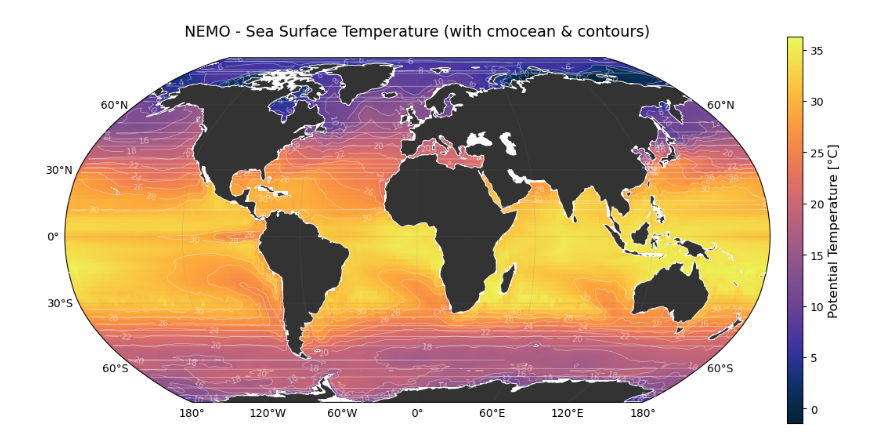
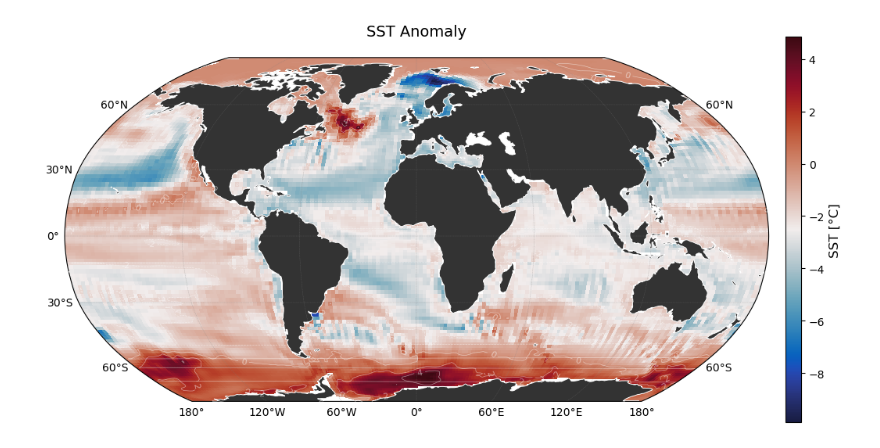
Before and after one commit to asozza/ecearth-outpost, a Jupyter notebook: notebooks/test_cartopy.ipynb, the cells around one changed output. Drawn from its saved outputs; the diff is of its cells as text; code cells hidden in the pictures.

```diff
--- a/notebooks/test_cartopy.ipynb
+++ b/notebooks/test_cartopy.ipynb
@@ -0,0 +11,9 @@
+# %%
+ds1 = reader_nemo_field('FE01', 2239, 2239, 'thetao')
+ds0 = reader_nemo_field('cs00', 3739, 3739, 'thetao')
+ave0 = timemean(ds0, format='global')
+ave1 = timemean(ds1, format='global')
+int0 = spacemean(ave0, ndim='1D')
+int1 = spacemean(ave1, ndim='1D')
+diff0 = ave1.thetao.isel(z=0) - ave0.thetao.isel(z=0)
+diff_int = int1.thetao - int0.thetao
@@ -1,24 +23,13 @@
 # %%
-import xarray as xr
-import matplotlib.pyplot as plt
-import cartopy.crs as ccrs
-import cartopy.feature as cfeature
-import cmocean # https://matplotlib.org/cmocean/
-
-from ecpost.core.io.reader import reader_nemo_field
-
-ds = reader_nemo_field('csa0', 2000, 2000, 'thetao')
-sst = ds.thetao.isel(z=0, time=0)
-
 fig = plt.figure(figsize=(14, 8))
 ax = plt.axes(projection=ccrs.Robinson())
 
 # 1. Plot del campo di temperatura (shading)
 # Usiamo pcolormesh per il fondo continuo
 im = ax.pcolormesh(
-    ds.lon, ds.lat, sst,
+    ds0.lon, ds0.lat, diff0,
     transform=ccrs.PlateCarree(),
-    cmap=cmocean.cm.thermal,
+    cmap=cmocean.cm.balance,
     shading='auto'
 )
 
@@ -26,7 +37,7 @@ im = ax.pcolormesh(
 # Definiamo i livelli, ad esempio ogni 2 gradi
 levels = range(-2, 32, 2)
 contours = ax.contour(
-    ds.lon, ds.lat, sst,
+    ds0.lon, ds0.lat, diff0,
     levels=levels,
     colors='white',
     linewidths=0.5,
@@ -47,8 +58,8 @@ gl.right_labels = False
 
 # Colorbar
 cb = plt.colorbar(im, orientation='vertical', pad=0.02, aspect=25, shrink=0.8)
-cb.set_label('Potential Temperature [°C]', fontsize=12)
+cb.set_label('SST [°C]', fontsize=12)
 
-plt.title('NEMO - Sea Surface Temperature (with cmocean & contours)', fontsize=14, pad=20)
+plt.title('SST Anomaly', fontsize=14, pad=20)
 plt.show()
 # %% [output]
@@ -56 +66 @@ plt.show()
-[figure, old version]
+[figure, new version]
```
Also changed, not shown: parts of 8 cells of this notebook, 3 other files.
